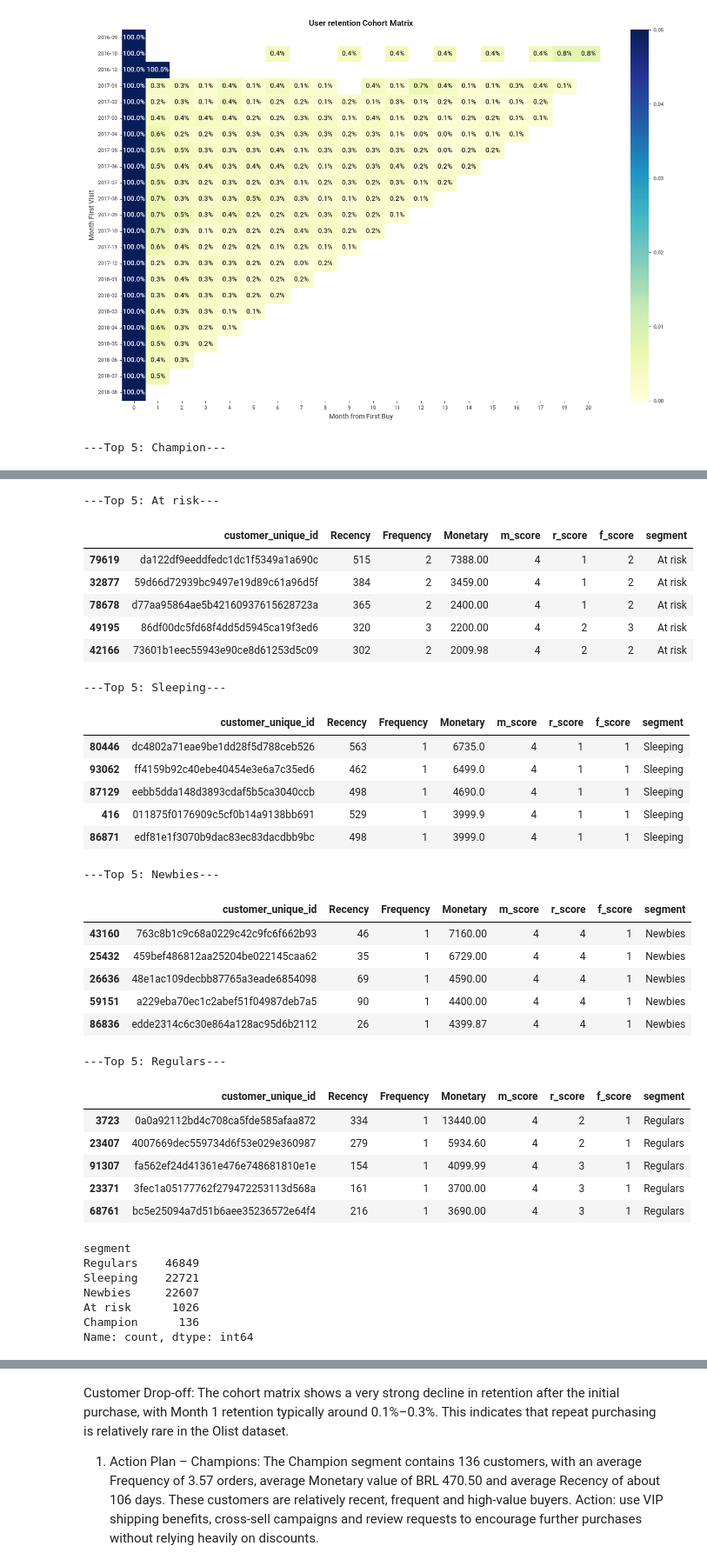
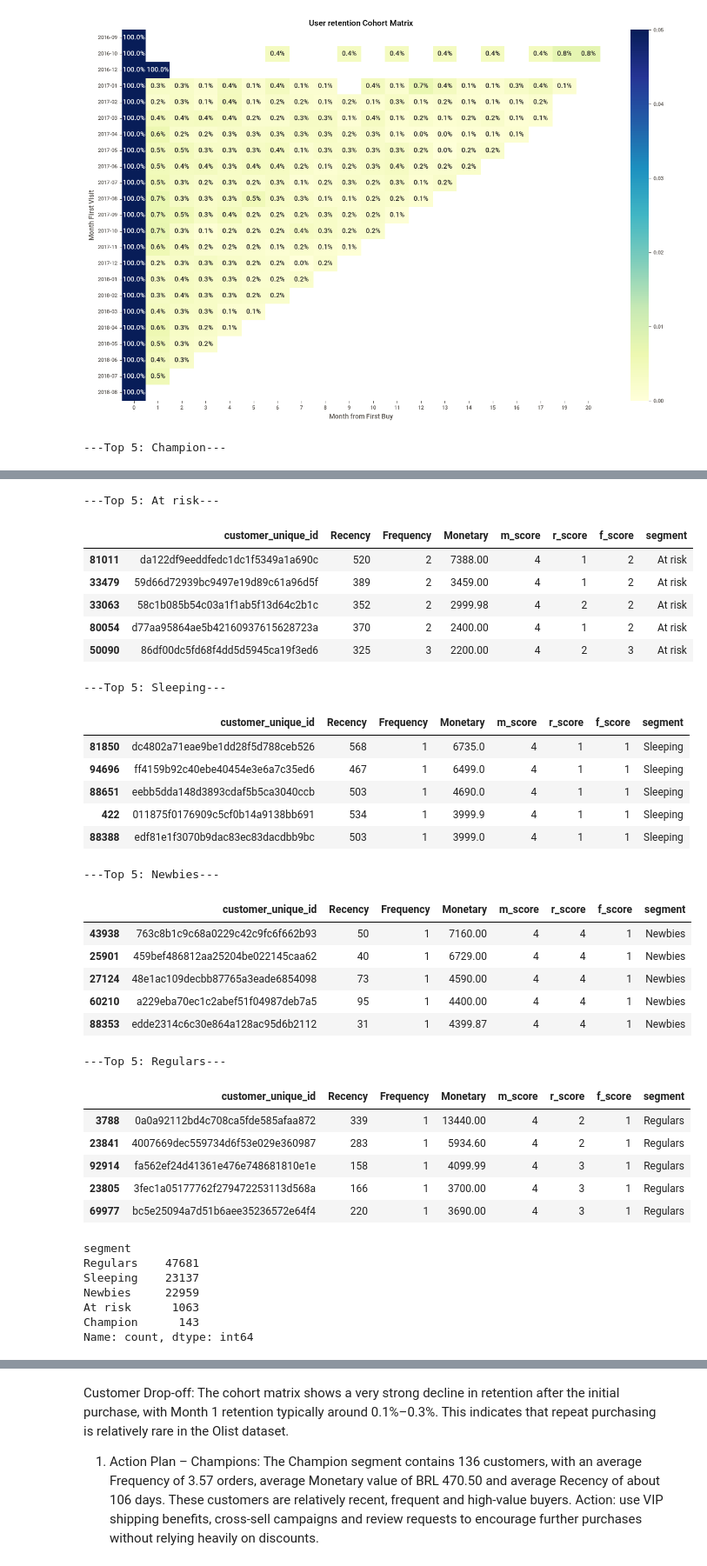
Before and after one commit to xChoina/InnowiseEnterpriseProjectSimulation, a Jupyter notebook: stage1/stage1.ipynb, the cells around one changed output, grey strips where cells are left out. Shown at 87% size. Drawn from its saved outputs; the diff is of its cells as text; code cells hidden in the pictures.

```diff
--- a/stage1/stage1.ipynb
+++ b/stage1/stage1.ipynb
@@ -36,7 +36,7 @@ Merge data
 # %%
 items = pd.read_csv('olist_order_items_dataset.csv')
 orders = pd.read_csv('olist_orders_dataset.csv')
-customers = pd.read_csv('olist_customers_dataset.csv')
+customers = pd.read_csv('olist_customers_dataset.csv', dtype={'customer_zip_code_prefix':'string'})
 products = pd.read_csv('olist_products_dataset.csv')
 translations = pd.read_csv('product_category_name_translation.csv')
 df = (items.merge(orders, on='order_id', how='left')
@@ -173,3 +173,10 @@ print(df.duplicated().sum())
 df = df.drop_duplicates()
 # %% [output]
 0
+# %%
+df_raw = df.copy()
+print("Rows with product_weight_g <= 0:",
+      df_raw['product_weight_g'].le(0).sum())
+
+print("Rows with missing product_weight_g:",
+      df_raw['product_weight_g'].isna().sum())
@@ -654,8 +666,14 @@ plt.show()
 # %% [output]
 [figure]
 # %%
-snapshot_date = df['order_purchase_timestamp'].max() + pd.Timedelta(days=1)
-rfm = df.groupby('customer_unique_id').agg(
+valid_statuses = ["approved","invoiced","processing","shipped","delivered"]
+rfm_source = df_raw.loc[df_raw["order_status"].isin(valid_statuses)
+                        & df_raw["customer_unique_id"].notna()
+                        & df_raw["order_purchase_timestamp"].notna()
+                        & df_raw["price"].notna()].copy()
+
+snapshot_date = rfm_source['order_purchase_timestamp'].max() + pd.Timedelta(days=1)
+rfm = rfm_source.groupby('customer_unique_id').agg(
     Recency = ('order_purchase_timestamp', lambda x: (snapshot_date - x.max()).days),
     Frequency = ('order_id','nunique'),
     Monetary = ('price', 'sum')
@@ -697,35 +715,35 @@ display(rfm['segment'].value_counts())
 ---Top 5: At risk---
 |  | customer_unique_id | Recency | Frequency | Monetary | m_score | r_score | f_score | segment |
-| 79619 | da122df9eeddfedc1dc1f5349a1a690c | 515 | 2 | 7388.00 | 4 | 1 | 2 | At risk |
-| 32877 | 59d66d72939bc9497e19d89c61a96d5f | 384 | 2 | 3459.00 | 4 | 1 | 2 | At risk |
-| 78678 | d77aa95864ae5b42160937615628723a | 365 | 2 | 2400.00 | 4 | 1 | 2 | At risk |
-| 49195 | 86df00dc5fd68f4dd5d5945ca19f3ed6 | 320 | 3 | 2200.00 | 4 | 2 | 3 | At risk |
-| 42166 | 73601b1eec55943e90ce8d61253d5c09 | 302 | 2 | 2009.98 | 4 | 2 | 2 | At risk |
+| 81011 | da122df9eeddfedc1dc1f5349a1a690c | 520 | 2 | 7388.00 | 4 | 1 | 2 | At risk |
+| 33479 | 59d66d72939bc9497e19d89c61a96d5f | 389 | 2 | 3459.00 | 4 | 1 | 2 | At risk |
+| 33063 | 58c1b085b54c03a1f1ab5f13d64c2b1c | 352 | 2 | 2999.98 | 4 | 2 | 2 | At risk |
+| 80054 | d77aa95864ae5b42160937615628723a | 370 | 2 | 2400.00 | 4 | 1 | 2 | At risk |
+| 50090 | 86df00dc5fd68f4dd5d5945ca19f3ed6 | 325 | 3 | 2200.00 | 4 | 2 | 3 | At risk |
 ---Top 5: Sleeping---
 |  | customer_unique_id | Recency | Frequency | Monetary | m_score | r_score | f_score | segment |
-| 80446 | dc4802a71eae9be1dd28f5d788ceb526 | 563 | 1 | 6735.0 | 4 | 1 | 1 | Sleeping |
-| 93062 | ff4159b92c40ebe40454e3e6a7c35ed6 | 462 | 1 | 6499.0 | 4 | 1 | 1 | Sleeping |
-| 87129 | eebb5dda148d3893cdaf5b5ca3040ccb | 498 | 1 | 4690.0 | 4 | 1 | 1 | Sleeping |
-| 416 | 011875f0176909c5cf0b14a9138bb691 | 529 | 1 | 3999.9 | 4 | 1 | 1 | Sleeping |
-| 86871 | edf81e1f3070b9dac83ec83dacdbb9bc | 498 | 1 | 3999.0 | 4 | 1 | 1 | Sleeping |
+| 81850 | dc4802a71eae9be1dd28f5d788ceb526 | 568 | 1 | 6735.0 | 4 | 1 | 1 | Sleeping |
+| 94696 | ff4159b92c40ebe40454e3e6a7c35ed6 | 467 | 1 | 6499.0 | 4 | 1 | 1 | Sleeping |
+| 88651 | eebb5dda148d3893cdaf5b5ca3040ccb | 503 | 1 | 4690.0 | 4 | 1 | 1 | Sleeping |
+| 422 | 011875f0176909c5cf0b14a9138bb691 | 534 | 1 | 3999.9 | 4 | 1 | 1 | Sleeping |
+| 88388 | edf81e1f3070b9dac83ec83dacdbb9bc | 503 | 1 | 3999.0 | 4 | 1 | 1 | Sleeping |
 ---Top 5: Newbies---
 |  | customer_unique_id | Recency | Frequency | Monetary | m_score | r_score | f_score | segment |
-| 43160 | 763c8b1c9c68a0229c42c9fc6f662b93 | 46 | 1 | 7160.00 | 4 | 4 | 1 | Newbies |
-| 25432 | 459bef486812aa25204be022145caa62 | 35 | 1 | 6729.00 | 4 | 4 | 1 | Newbies |
-| 26636 | 48e1ac109decbb87765a3eade6854098 | 69 | 1 | 4590.00 | 4 | 4 | 1 | Newbies |
-| 59151 | a229eba70ec1c2abef51f04987deb7a5 | 90 | 1 | 4400.00 | 4 | 4 | 1 | Newbies |
-| 86836 | edde2314c6c30e864a128ac95d6b2112 | 26 | 1 | 4399.87 | 4 | 4 | 1 | Newbies |
+| 43938 | 763c8b1c9c68a0229c42c9fc6f662b93 | 50 | 1 | 7160.00 | 4 | 4 | 1 | Newbies |
+| 25901 | 459bef486812aa25204be022145caa62 | 40 | 1 | 6729.00 | 4 | 4 | 1 | Newbies |
+| 27124 | 48e1ac109decbb87765a3eade6854098 | 73 | 1 | 4590.00 | 4 | 4 | 1 | Newbies |
+| 60210 | a229eba70ec1c2abef51f04987deb7a5 | 95 | 1 | 4400.00 | 4 | 4 | 1 | Newbies |
+| 88353 | edde2314c6c30e864a128ac95d6b2112 | 31 | 1 | 4399.87 | 4 | 4 | 1 | Newbies |
 ---Top 5: Regulars---
 |  | customer_unique_id | Recency | Frequency | Monetary | m_score | r_score | f_score | segment |
-| 3723 | 0a0a92112bd4c708ca5fde585afaa872 | 334 | 1 | 13440.00 | 4 | 2 | 1 | Regulars |
-| 23407 | 4007669dec559734d6f53e029e360987 | 279 | 1 | 5934.60 | 4 | 2 | 1 | Regulars |
-| 91307 | fa562ef24d41361e476e748681810e1e | 154 | 1 | 4099.99 | 4 | 3 | 1 | Regulars |
-| 23371 | 3fec1a05177762f279472253113d568a | 161 | 1 | 3700.00 | 4 | 3 | 1 | Regulars |
-| 68761 | bc5e25094a7d51b6aee35236572e64f4 | 216 | 1 | 3690.00 | 4 | 3 | 1 | Regulars |
+| 3788 | 0a0a92112bd4c708ca5fde585afaa872 | 339 | 1 | 13440.00 | 4 | 2 | 1 | Regulars |
+| 23841 | 4007669dec559734d6f53e029e360987 | 283 | 1 | 5934.60 | 4 | 2 | 1 | Regulars |
+| 92914 | fa562ef24d41361e476e748681810e1e | 158 | 1 | 4099.99 | 4 | 3 | 1 | Regulars |
+| 23805 | 3fec1a05177762f279472253113d568a | 166 | 1 | 3700.00 | 4 | 3 | 1 | Regulars |
+| 69977 | bc5e25094a7d51b6aee35236572e64f4 | 220 | 1 | 3690.00 | 4 | 3 | 1 | Regulars |
 segment
-Regulars    46849
-Sleeping    22721
-Newbies     22607
-At risk      1026
-Champion      136
+Regulars    47681
+Sleeping    23137
+Newbies     22959
+At risk      1063
+Champion      143
 Name: count, dtype: int64
```
Also changed, not shown: parts of 10 cells of this notebook, 1 other file.
